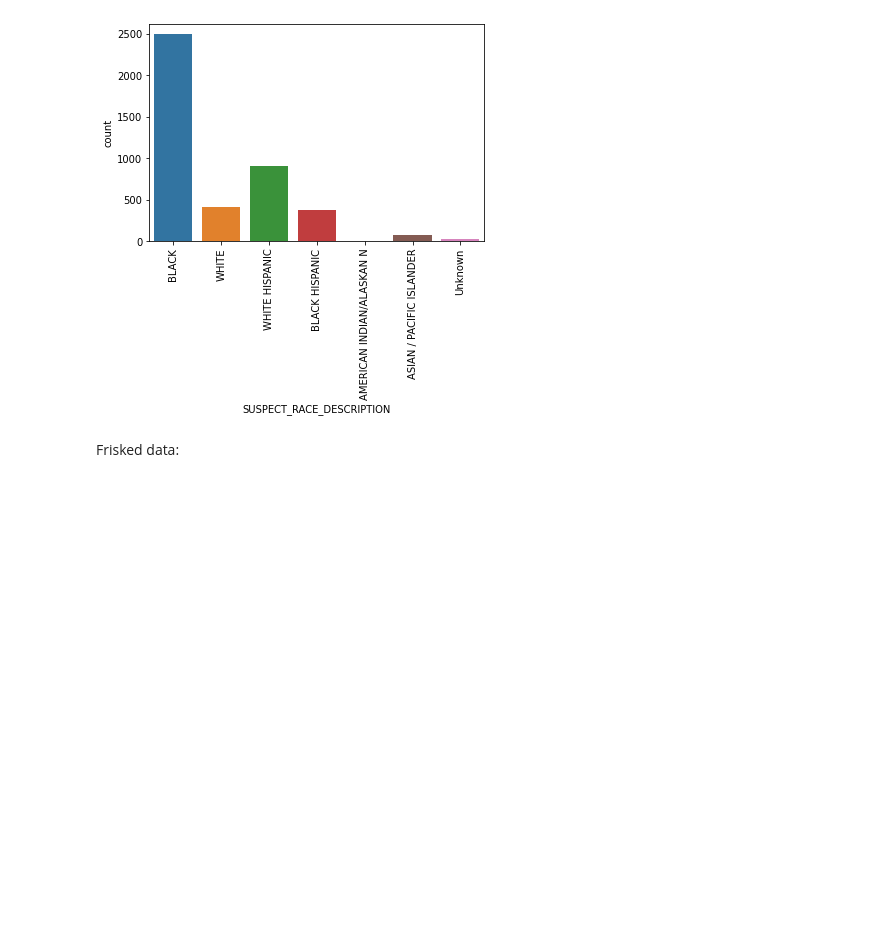
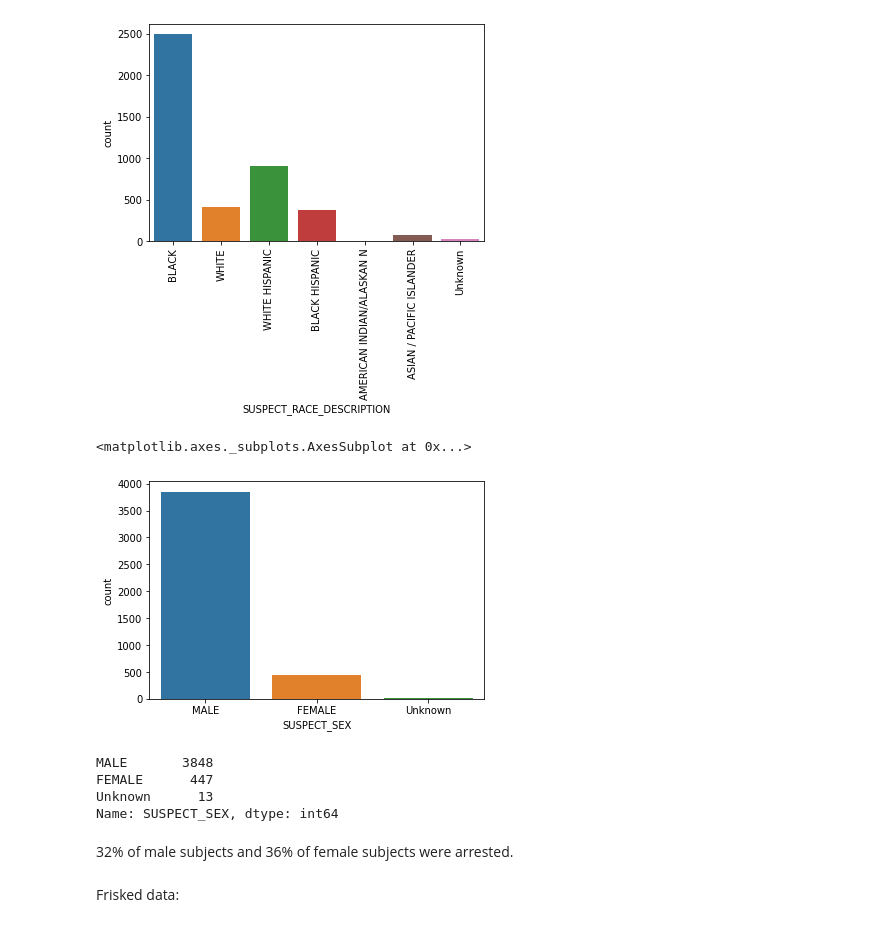
Before and after one commit to Ananyadevaraju/CE888---Assignment-1, a Jupyter notebook: Assignment_1.ipynb, the cells around one changed output. Drawn from its saved outputs; the diff is of its cells as text; code cells hidden in the pictures; blank space fills up the shorter version.

```diff
--- a/Assignment_1.ipynb
+++ b/Assignment_1.ipynb
@@ -50,7 +51,7 @@ Loading data:
 This dataset is obtained from https://www1.nyc.gov/site/nypd/stats/reports-analysis/stopfrisk.page, which contains records of stop, question and frisk in 2019, from the NYPD database. The dataframe has 13,459 observations and infomration on 83 variables.
 # %%
 #load data
-df = pd.read_csv("https://raw.githubusercontent.com/Ananyadevaraju/CE888/main/Assignment_1/sqf-2019.csv")
+df = pd.read_csv("https://raw.githubusercontent.com/Ananyadevaraju/CE888---Assignment-1/main/sqf-2019.csv")
 # %%
 #shape of the dataframe
 df.shape
@@ -282,6 +301,21 @@ plt.xticks(rotation = 90)
 # %% [output]
 (array([0, 1, 2, 3, 4, 5, 6]), <a list of 7 Text major ticklabel objects>)
 [figure]
+# %%
+#gender distribution of the subjects arrested
+sns.countplot(x = "SUSPECT_SEX", data = arrested_df)
+# %% [output]
+<matplotlib.axes._subplots.AxesSubplot at 0x...>
+[figure, added]
+# %%
+arrested_df["SUSPECT_SEX"].value_counts()
+# %% [output]
+MALE       3848
+FEMALE      447
+Unknown      13
+Name: SUSPECT_SEX, dtype: int64
+# %% [markdown]
+32% of male subjects and 36% of female subjects were arrested.
 # %% [markdown]
 Frisked data:
 # %%
```
Also changed, not shown: parts of 15 cells of this notebook.
